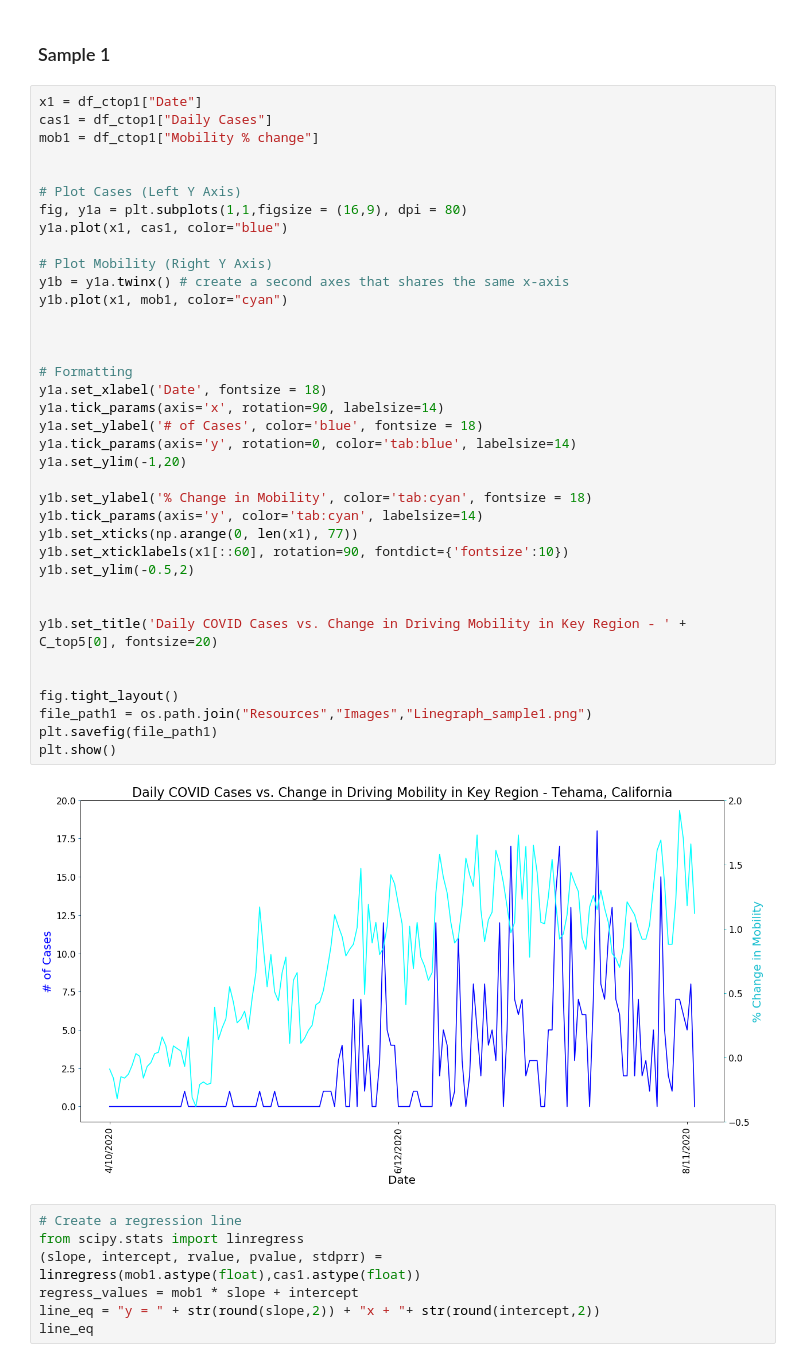
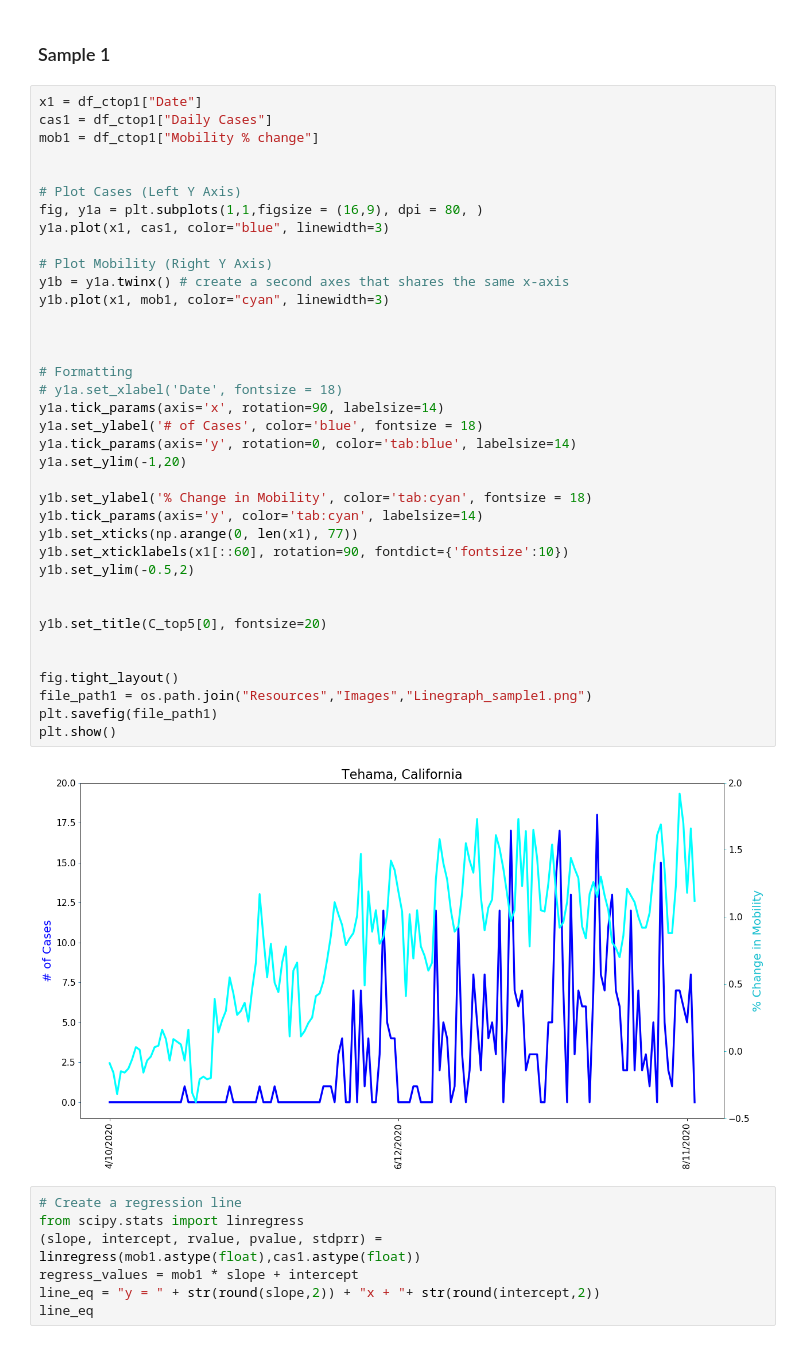
Before and after one commit to Pankaj-gh/Rice-Project-1-G11, a Jupyter notebook: main_script.ipynb, the cells around one changed output. Drawn from its saved outputs; the diff is of its cells as text.

```diff
--- a/main_script.ipynb
+++ b/main_script.ipynb
@@ -706,39 +711,39 @@ cas1 = df_ctop1["Daily Cases"]
 mob1 = df_ctop1["Mobility % change"]
 
 
 # Plot Cases (Left Y Axis)
-fig, y1a = plt.subplots(1,1,figsize = (16,9), dpi = 80)
-y1a.plot(x1, cas1, color="blue")
+fig, y1a = plt.subplots(1,1,figsize = (16,9), dpi = 80, )
+y1a.plot(x1, cas1, color="blue", linewidth=3)
 
 # Plot Mobility (Right Y Axis)
 y1b = y1a.twinx() # create a second axes that shares the same x-axis
-y1b.plot(x1, mob1, color="cyan")
+y1b.plot(x1, mob1, color="cyan", linewidth=3)
 
 
 
 # Formatting
-y1a.set_xlabel('Date', fontsize = 18)
+# y1a.set_xlabel('Date', fontsize = 18)
 y1a.tick_params(axis='x', rotation=90, labelsize=14)
 y1a.set_ylabel('# of Cases', color='blue', fontsize = 18)
 y1a.tick_params(axis='y', rotation=0, color='tab:blue', labelsize=14)
 y1a.set_ylim(-1,20)
 
 y1b.set_ylabel('% Change in Mobility', color='tab:cyan', fontsize = 18)
 y1b.tick_params(axis='y', color='tab:cyan', labelsize=14)
 y1b.set_xticks(np.arange(0, len(x1), 77))
 y1b.set_xticklabels(x1[::60], rotation=90, fontdict={'fontsize':10})
 y1b.set_ylim(-0.5,2)
 
 
-y1b.set_title('Daily COVID Cases vs. Change in Driving Mobility in Key Region - ' + C_top5[0], fontsize=20)
+y1b.set_title(C_top5[0], fontsize=20)
 
 
 fig.tight_layout()
 file_path1 = os.path.join("Resources","Images","Linegraph_sample1.png")
 plt.savefig(file_path1)
 plt.show()
 # %% [output]
-[figure, old version]
+[figure, new version]
 # %%
 # Create a regression line
 from scipy.stats import linregress
```
Also changed, not shown: parts of 14 cells of this notebook, 11 other files.
